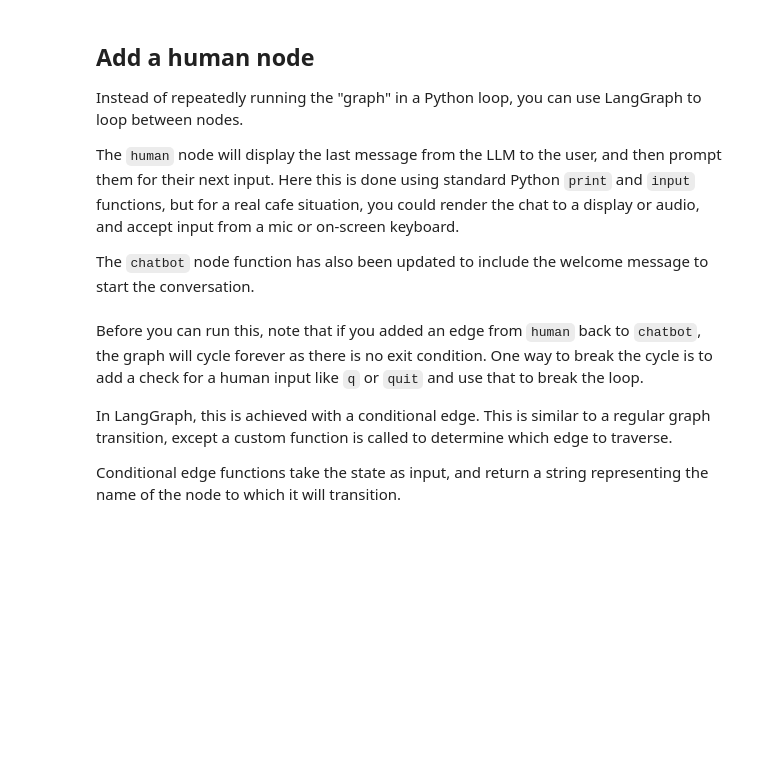
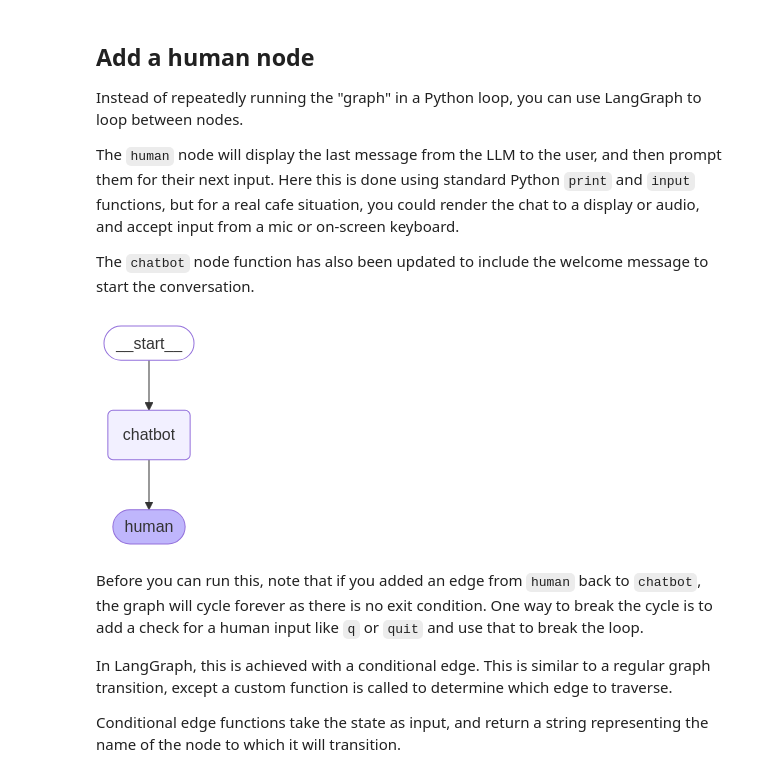
Before and after one commit to singhvis29/kaggle-genai-course, a Jupyter notebook: Day_3_Building_an_agent_with_LangGraph.ipynb, the cells around one changed output. Cells and saved outputs as stored; diff of their text form; code cells hidden in the pictures; blank space fills up the shorter version.

Commit message:
Ch3 - Build Agent w LangGraph

```diff
--- a/Day_3_Building_an_agent_with_LangGraph.ipynb
+++ b/Day_3_Building_an_agent_with_LangGraph.ipynb
@@ -297,9 +284,11 @@ graph_builder.add_edge("chatbot", "human");
 # %%
 from IPython.display import Image, display
 
 chat_graph = graph_builder.compile()
 
-# Image(chat_graph.get_graph().draw_mermaid_png())
+Image(chat_graph.get_graph().draw_mermaid_png())
+# %% [output]
+[figure, added]
 # %% [markdown]
 Before you can run this, note that if you added an edge from `human` back to `chatbot`, the graph will cycle forever as there is no exit condition. One way to break the cycle is to add a check for a human input like `q` or `quit` and use that to break the loop.
 
```
Also changed, not shown: parts of 10 cells of this notebook.
